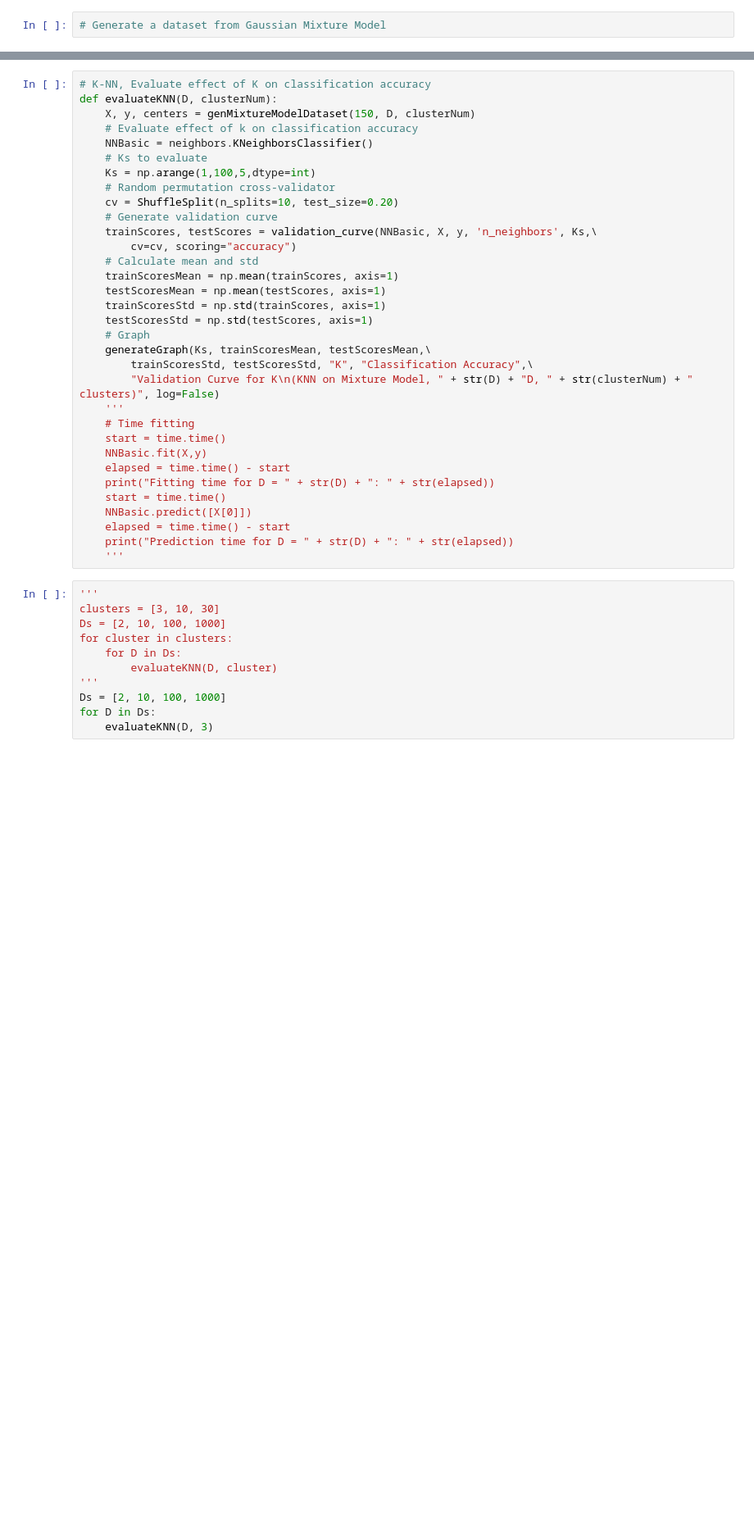
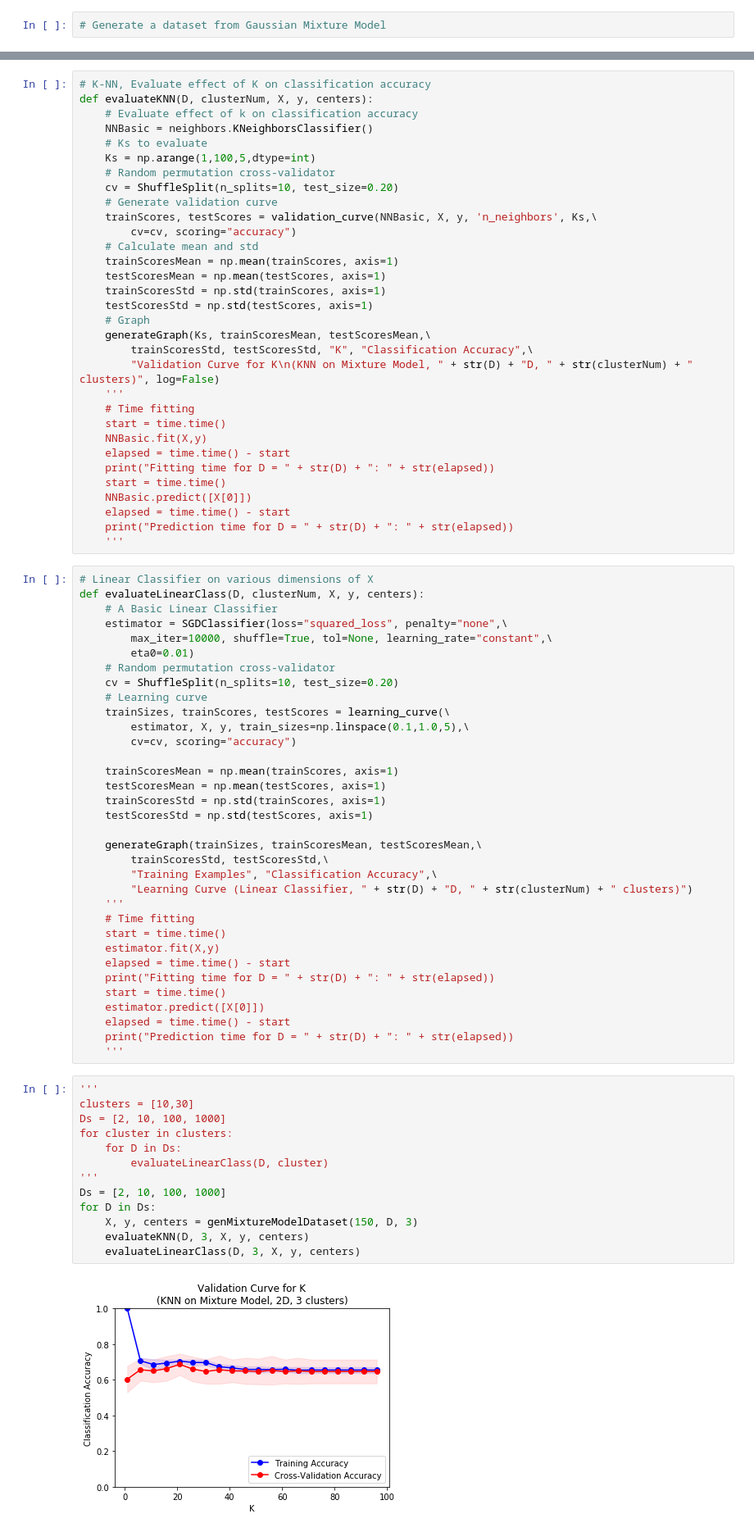
Before and after one commit to ycheng14799/MLProgrammingAssignmentWeek3, a Jupyter notebook: GaussianMixtureModelDataset.ipynb, the cells around one changed output, grey strips where cells are left out. Shown at 82% size. Saved outputs shown, nothing was run; the diff lists cells and outputs as text; blank space fills up the shorter version.

```diff
--- a/GaussianMixtureModelDataset.ipynb
+++ b/GaussianMixtureModelDataset.ipynb
@@ -74,8 +76,7 @@ def generateGraph(variable, trainScoresMean, testScoresMean,\
     plt.legend(loc="lower right")
 # %%
 # K-NN, Evaluate effect of K on classification accuracy
-def evaluateKNN(D, clusterNum):
-    X, y, centers = genMixtureModelDataset(150, D, clusterNum)
+def evaluateKNN(D, clusterNum, X, y, centers):
     # Evaluate effect of k on classification accuracy
     NNBasic = neighbors.KNeighborsClassifier()
     # Ks to evaluate
@@ -105,14 +106,52 @@ def evaluateKNN(D, clusterNum):
     elapsed = time.time() - start
     print("Prediction time for D = " + str(D) + ": " + str(elapsed))
     '''
+# %%
+# Linear Classifier on various dimensions of X
+def evaluateLinearClass(D, clusterNum, X, y, centers):
+    # A Basic Linear Classifier
+    estimator = SGDClassifier(loss="squared_loss", penalty="none",\
+        max_iter=10000, shuffle=True, tol=None, learning_rate="constant",\
+        eta0=0.01)
+    # Random permutation cross-validator
+    cv = ShuffleSplit(n_splits=10, test_size=0.20)
+    # Learning curve
+    trainSizes, trainScores, testScores = learning_curve(\
+        estimator, X, y, train_sizes=np.linspace(0.1,1.0,5),\
+        cv=cv, scoring="accuracy")
+
+    trainScoresMean = np.mean(trainScores, axis=1)
+    testScoresMean = np.mean(testScores, axis=1)
+    trainScoresStd = np.std(trainScores, axis=1)
+    testScoresStd = np.std(testScores, axis=1)
+
+    generateGraph(trainSizes, trainScoresMean, testScoresMean,\
+        trainScoresStd, testScoresStd,\
+        "Training Examples", "Classification Accuracy",\
+        "Learning Curve (Linear Classifier, " + str(D) + "D, " + str(clusterNum) + " clusters)")
+    '''
+    # Time fitting
+    start = time.time()
+    estimator.fit(X,y)
+    elapsed = time.time() - start
+    print("Fitting time for D = " + str(D) + ": " + str(elapsed))
+    start = time.time()
+    estimator.predict([X[0]])
+    elapsed = time.time() - start
+    print("Prediction time for D = " + str(D) + ": " + str(elapsed))
+    '''
 # %%
 '''
-clusters = [3, 10, 30]
+clusters = [10,30]
 Ds = [2, 10, 100, 1000]
 for cluster in clusters:
     for D in Ds:
-        evaluateKNN(D, cluster)
+        evaluateLinearClass(D, cluster)
 '''
 Ds = [2, 10, 100, 1000]
 for D in Ds:
-    evaluateKNN(D, 3)
+    X, y, centers = genMixtureModelDataset(150, D, 3)
+    evaluateKNN(D, 3, X, y, centers)
+    evaluateLinearClass(D, 3, X, y, centers)
+# %% [output]
+[figure, added]
```
Also changed, not shown: parts of 5 cells of this notebook, 3 other files.
